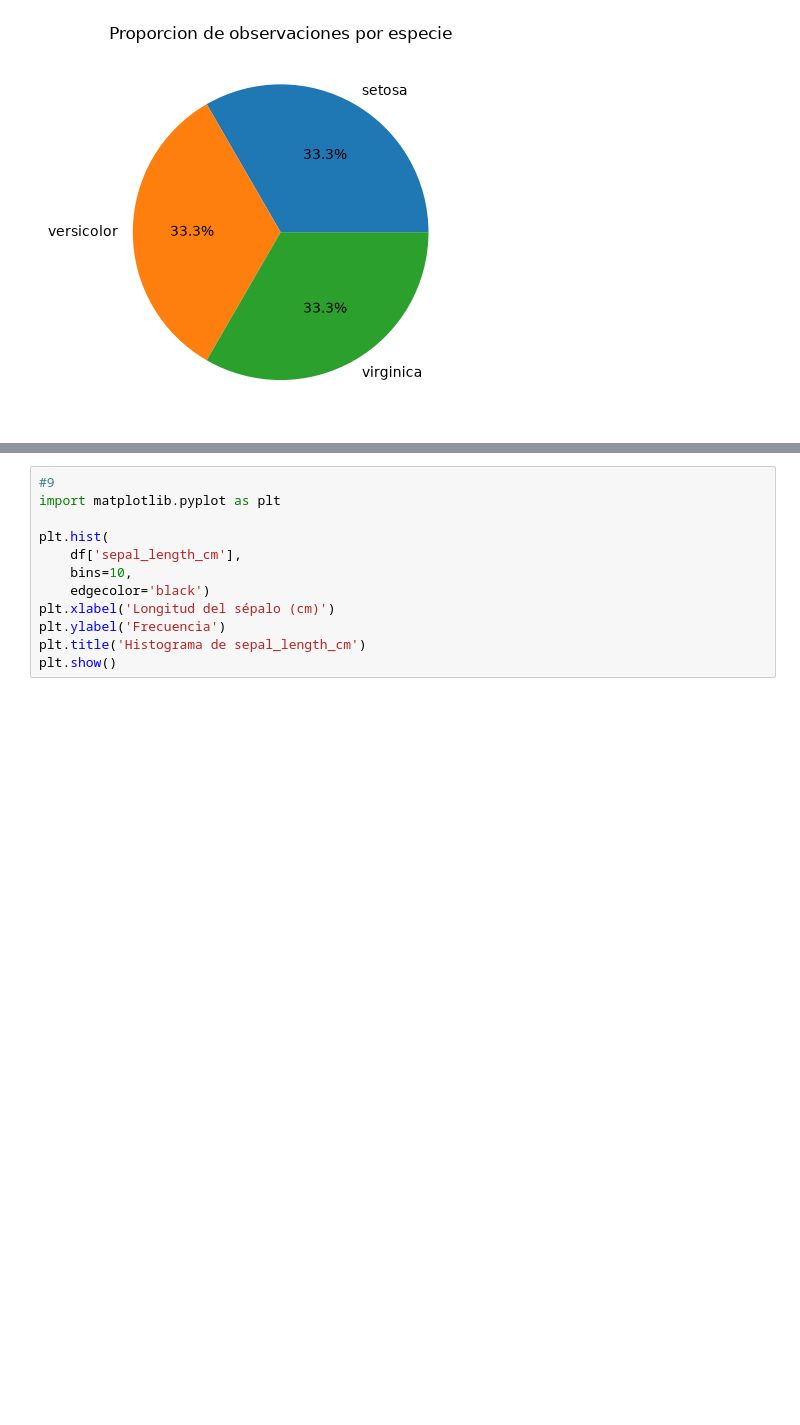
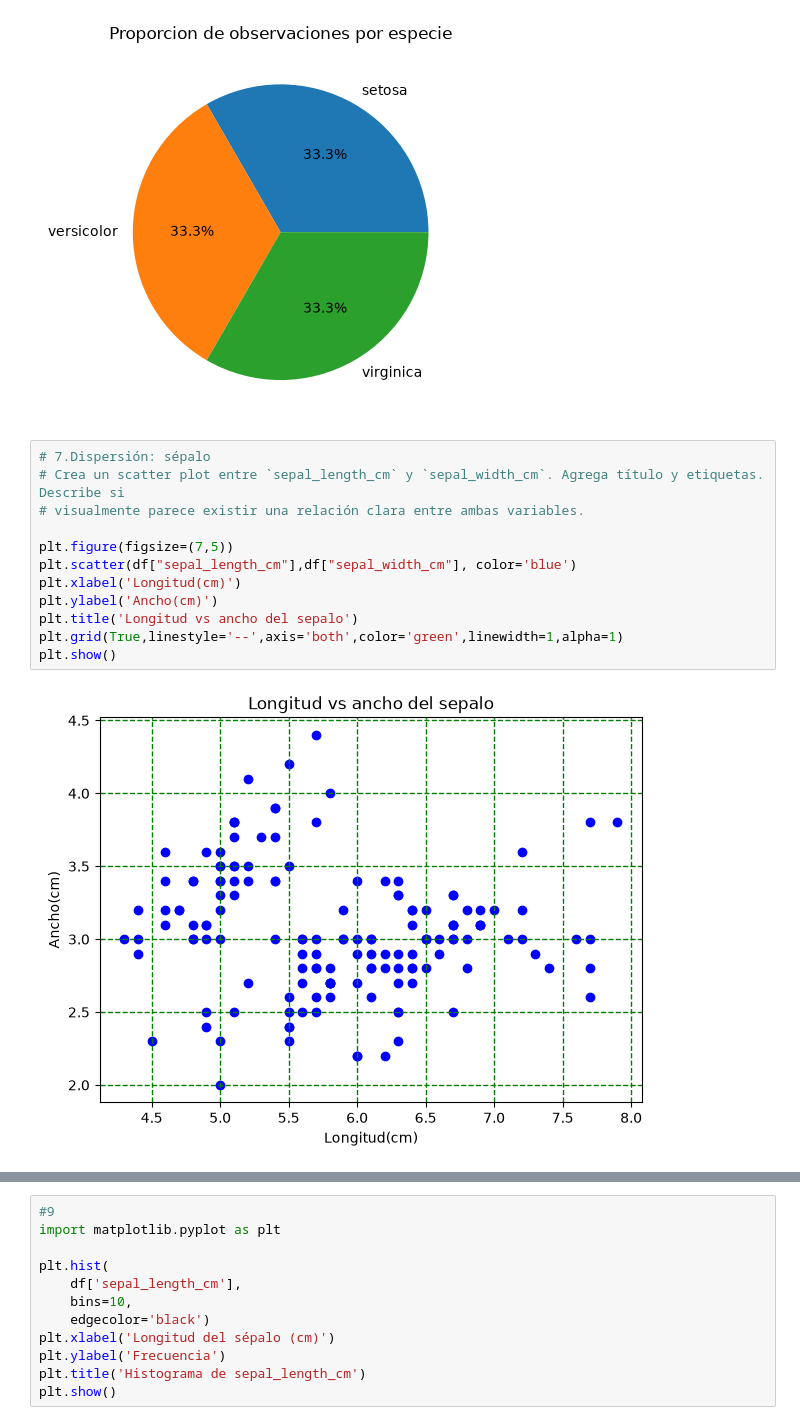
Before and after one commit to iomarlopez/datascience-g8, a Jupyter notebook: Documents/datascience_g8_01/notebooks/ENTREGABLE_3_2.ipynb, the cells around one changed output, grey strips where cells are left out. Cells and saved outputs as stored; diff of their text form; blank space fills up the shorter version.

```diff
--- a/Documents/datascience_g8_01/notebooks/ENTREGABLE_3_2.ipynb
+++ b/Documents/datascience_g8_01/notebooks/ENTREGABLE_3_2.ipynb
@@ -105,3 +105,17 @@ plt.title('Proporcion de observaciones por especie')
 plt.show()
 # %% [output]
 [figure]
+# %%
+# 7.Dispersión: sépalo
+# Crea un scatter plot entre `sepal_length_cm` y `sepal_width_cm`. Agrega título y etiquetas. Describe si
+# visualmente parece existir una relación clara entre ambas variables.
+
+plt.figure(figsize=(7,5))
+plt.scatter(df["sepal_length_cm"],df["sepal_width_cm"], color='blue')
+plt.xlabel('Longitud(cm)')
+plt.ylabel('Ancho(cm)')
+plt.title('Longitud vs ancho del sepalo')
+plt.grid(True,linestyle='--',axis='both',color='green',linewidth=1,alpha=1)
+plt.show()
+# %% [output]
+[figure, added]
```
Also changed, not shown: parts of 1 cell of this notebook.
